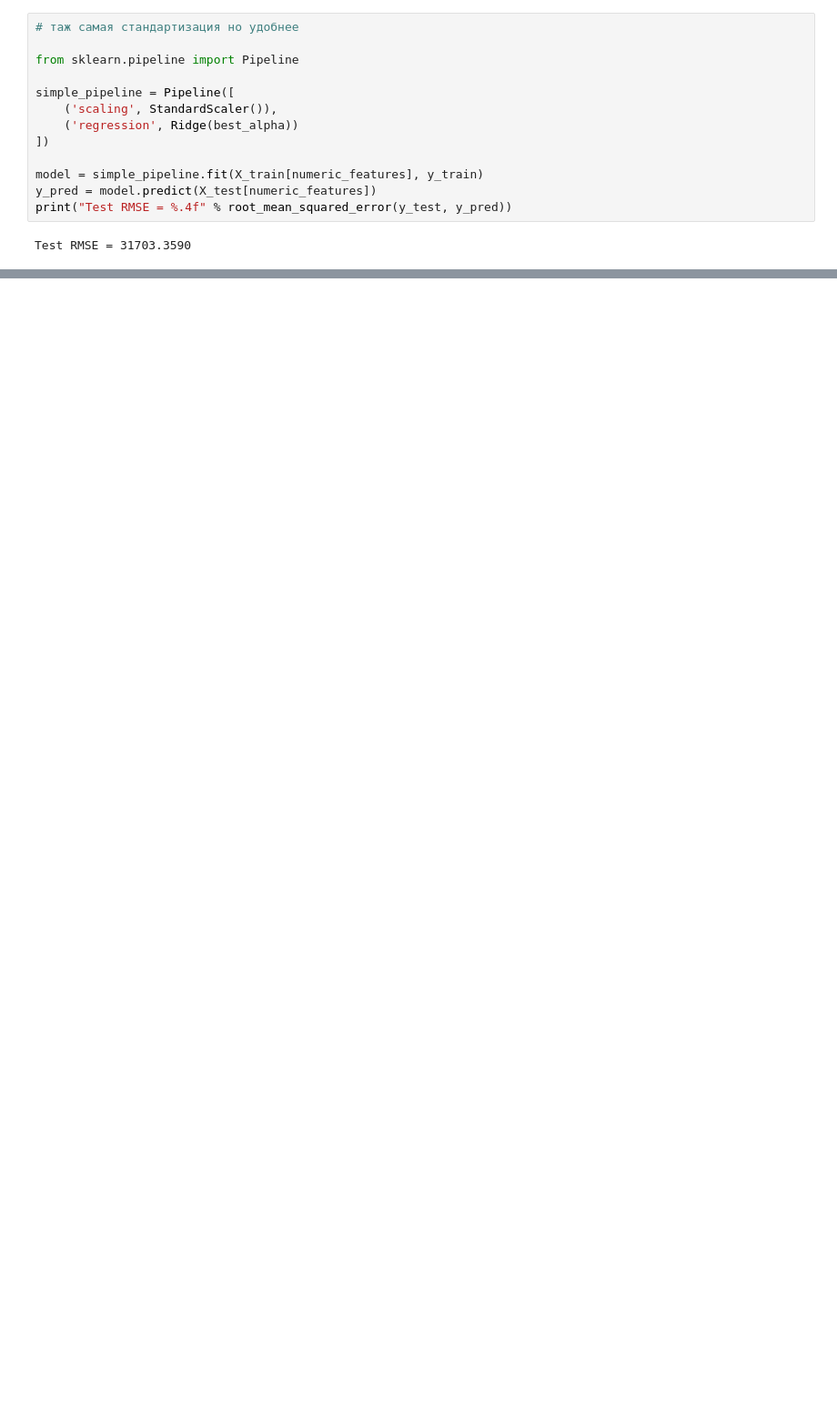
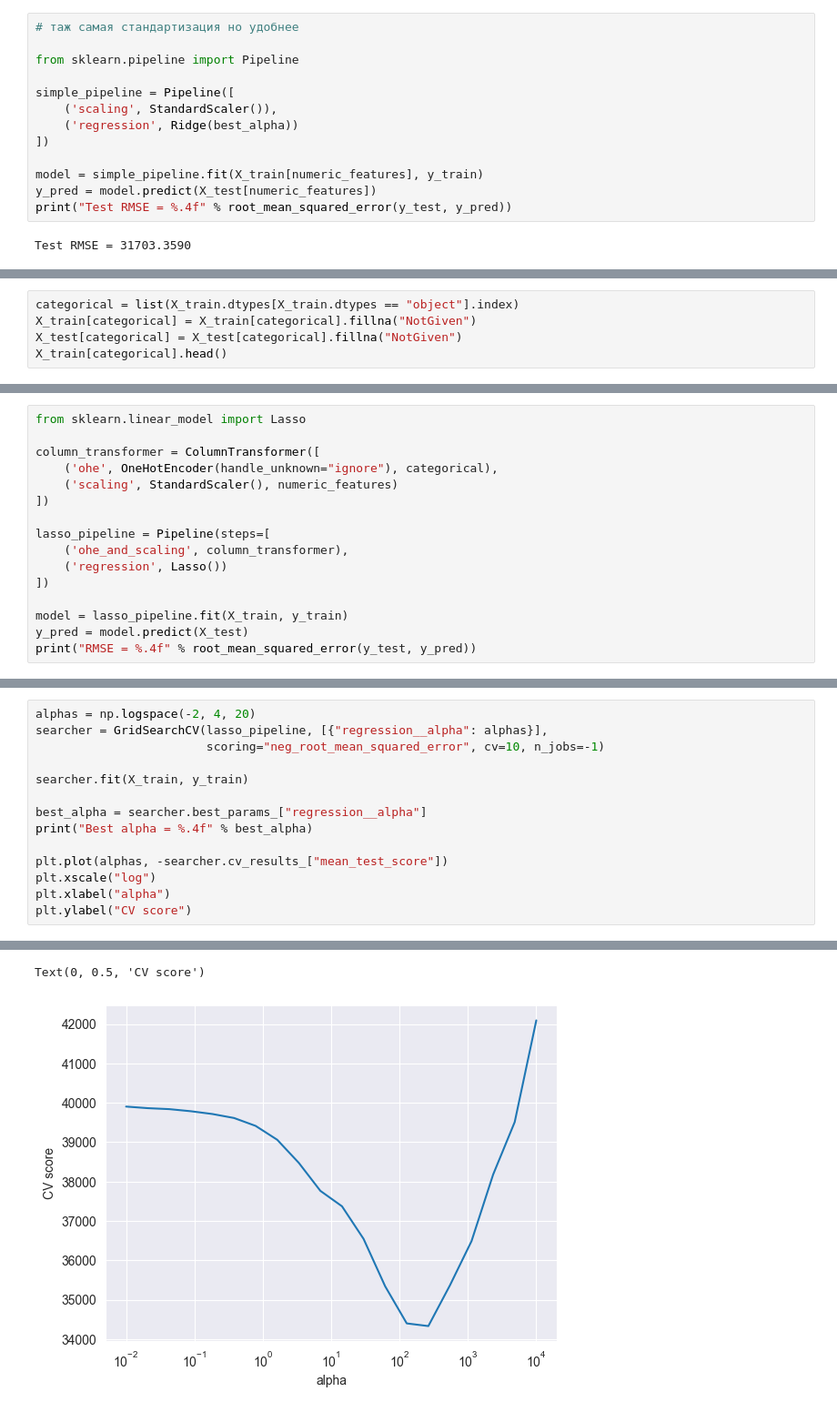
Before and after one commit to Nuxelka/linear_model_test, a Jupyter notebook: main.ipynb, the cells around one changed output, grey strips where cells are left out. Shown at 91% size. Cells and saved outputs as stored; diff of their text form; blank space fills up the shorter version.

```diff
--- a/main.ipynb
+++ b/main.ipynb
@@ -189,0 +192,5 @@ Test RMSE = 31703.3590
+# %%
+categorical = list(X_train.dtypes[X_train.dtypes == "object"].index)
+X_train[categorical] = X_train[categorical].fillna("NotGiven")
+X_test[categorical] = X_test[categorical].fillna("NotGiven")
+X_train[categorical].head()
@@ -189,0 +230,16 @@ Test RMSE = 31703.3590
+# %%
+from sklearn.linear_model import Lasso
+
+column_transformer = ColumnTransformer([
+    ('ohe', OneHotEncoder(handle_unknown="ignore"), categorical),
+    ('scaling', StandardScaler(), numeric_features)
+])
+
+lasso_pipeline = Pipeline(steps=[
+    ('ohe_and_scaling', column_transformer),
+    ('regression', Lasso())
+])
+
+model = lasso_pipeline.fit(X_train, y_train)
+y_pred = model.predict(X_test)
+print("RMSE = %.4f" % root_mean_squared_error(y_test, y_pred))
@@ -189,0 +256,15 @@ Test RMSE = 31703.3590
+# %%
+alphas = np.logspace(-2, 4, 20)
+searcher = GridSearchCV(lasso_pipeline, [{"regression__alpha": alphas}],
+                        scoring="neg_root_mean_squared_error", cv=10, n_jobs=-1)
+
+searcher.fit(X_train, y_train)
+
+best_alpha = searcher.best_params_["regression__alpha"]
+print("Best alpha = %.4f" % best_alpha)
+
+plt.plot(alphas, -searcher.cv_results_["mean_test_score"])
+plt.xscale("log")
+plt.xlabel("alpha")
+plt.ylabel("CV score")
+# %% [output]
@@ -189,0 +272,2 @@ Test RMSE = 31703.3590
+Text(0, 0.5, 'CV score')
+[figure, added]
```
Also changed, not shown: parts of 17 cells of this notebook.
